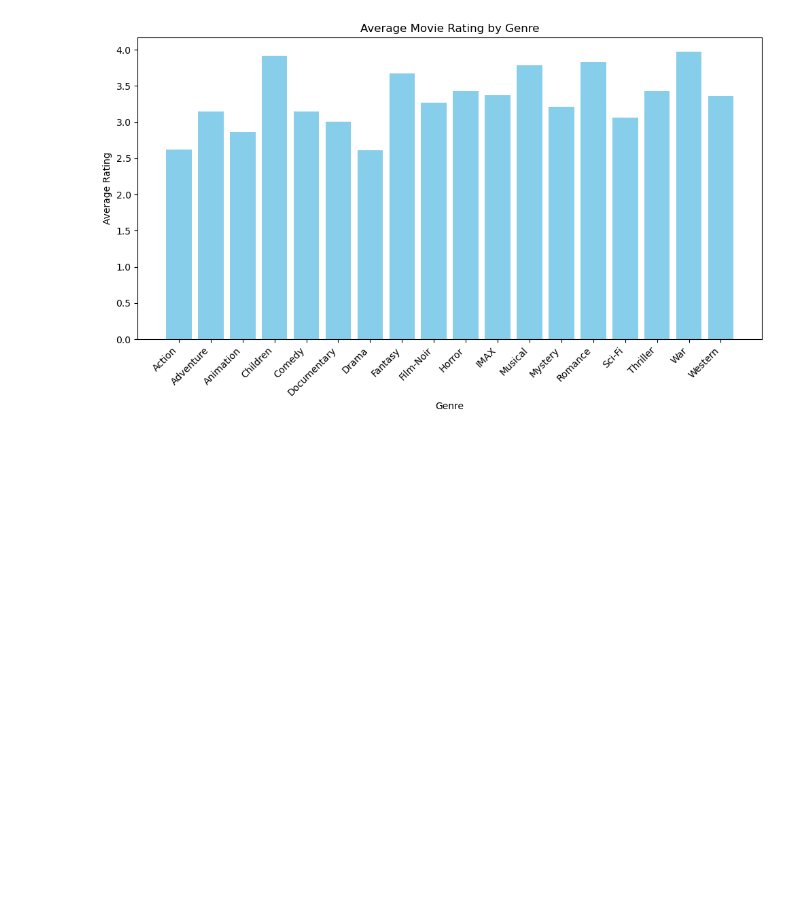
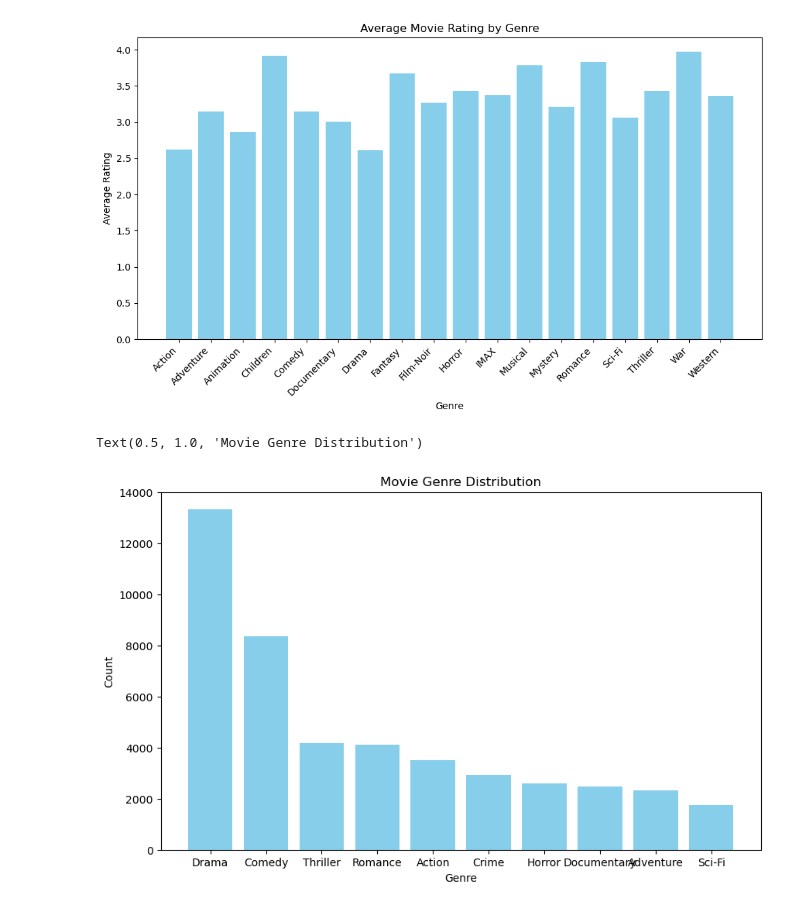
Before and after one commit to jdek-group/hello-world, a Jupyter notebook: staging/dataset-wip.ipynb, the cells around one changed output. Drawn from its saved outputs; the diff is of its cells as text; code cells hidden in the pictures; blank space fills up the shorter version.

```diff
--- a/staging/dataset-wip.ipynb
+++ b/staging/dataset-wip.ipynb
@@ -347,0 +357,40 @@ engine.dispose()
+# %%
+# SQL query to compare the values between 'War' and 'Comedey' over the years
+query = """
+SELECT genrename, COUNT(*) AS genre_count
+FROM genres
+JOIN moviegenres ON genres.genreid = moviegenres.genreid
+GROUP BY genrename
+ORDER BY genre_count DESC
+LIMIT 10;
+"""
+# Create a cursor object
+cur = conn.cursor()
+cur.execute(query)
+# Fetch all results
+results = cur.fetchall()
+# %%
+# Print the results
+genres = {}
+counts = {}
+genre = []
+count = []
+for row in results:
+
+    genre.append(row[0])
+    count.append(row[1])
+
+    # print(f"genre:{row[0]}, count:{row[1]}")
+genres["genre"] = genre
+counts["count"] = count
+# %%
+import matplotlib.pyplot as plt
+# Create a bar chart
+plt.figure(figsize=(10, 6))  # Adjust the figure size as needed
+plt.bar(genres["genre"], counts["count"], color='skyblue')
+plt.xlabel("Genre")
+plt.ylabel("Count")
+plt.title("Movie Genre Distribution")
+# %% [output]
+Text(0.5, 1.0, 'Movie Genre Distribution')
+[figure, added]
```
Also changed, not shown: parts of 2 cells of this notebook.
